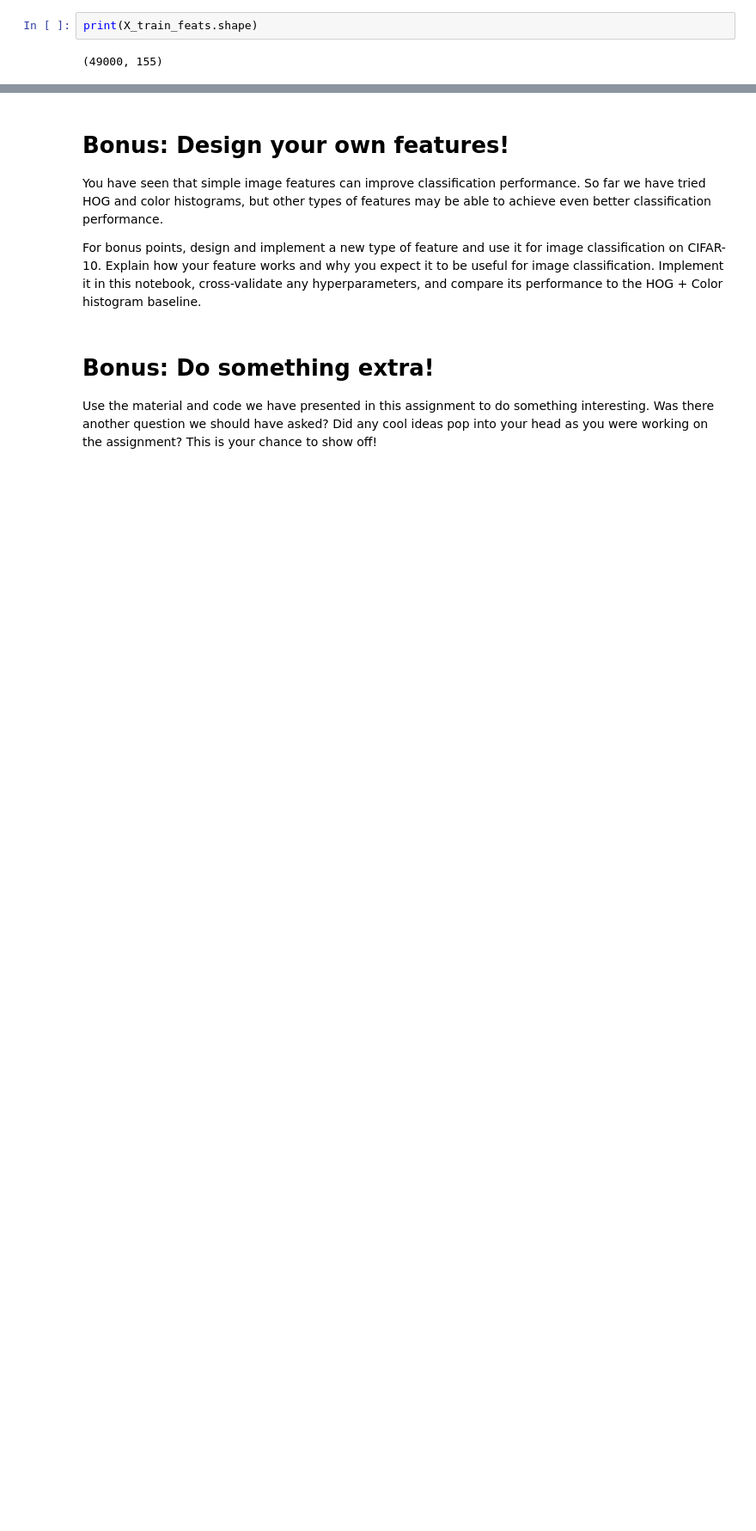
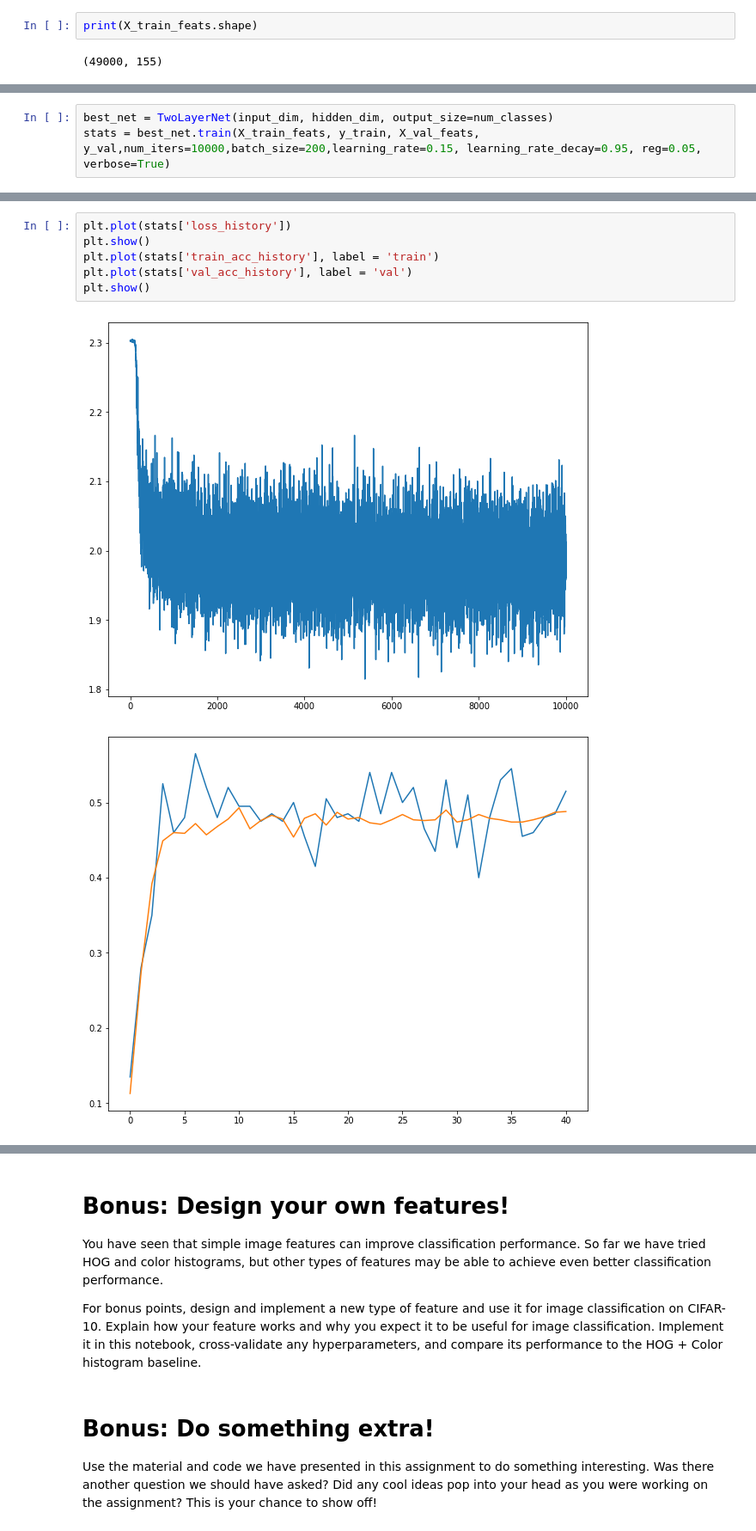
Before and after one commit to loggerJK/cs231n, a Jupyter notebook: assignment1/features.ipynb, the cells around one changed output, grey strips where cells are left out. Shown: that part at 86% size. Cells and saved outputs as stored; diff of their text form; blank space fills up the shorter version.

```diff
--- a/assignment1/features.ipynb
+++ b/assignment1/features.ipynb
@@ -312,0 +330,3 @@ learning rate =  1e-05 regularization =  0.05 val_acc =  0.087
+# %%
+best_net = TwoLayerNet(input_dim, hidden_dim, output_size=num_classes)
+stats = best_net.train(X_train_feats, y_train, X_val_feats, y_val,num_iters=10000,batch_size=200,learning_rate=0.15, learning_rate_decay=0.95, reg=0.05, verbose=True)
@@ -313,3 +351,12 @@ learning rate =  1e-05 regularization =  0.05 val_acc =  0.087
+# %%
+plt.plot(stats['loss_history'])
+plt.show()
+plt.plot(stats['train_acc_history'], label = 'train')
+plt.plot(stats['val_acc_history'], label = 'val')
+plt.show()
+# %% [output]
+[figure, added]
+[figure, added]
 # %%
 # Run your neural net classifier on the test set. You should be able to
 # get more than 55% accuracy.
```
Also changed, not shown: parts of 5 cells of this notebook.
